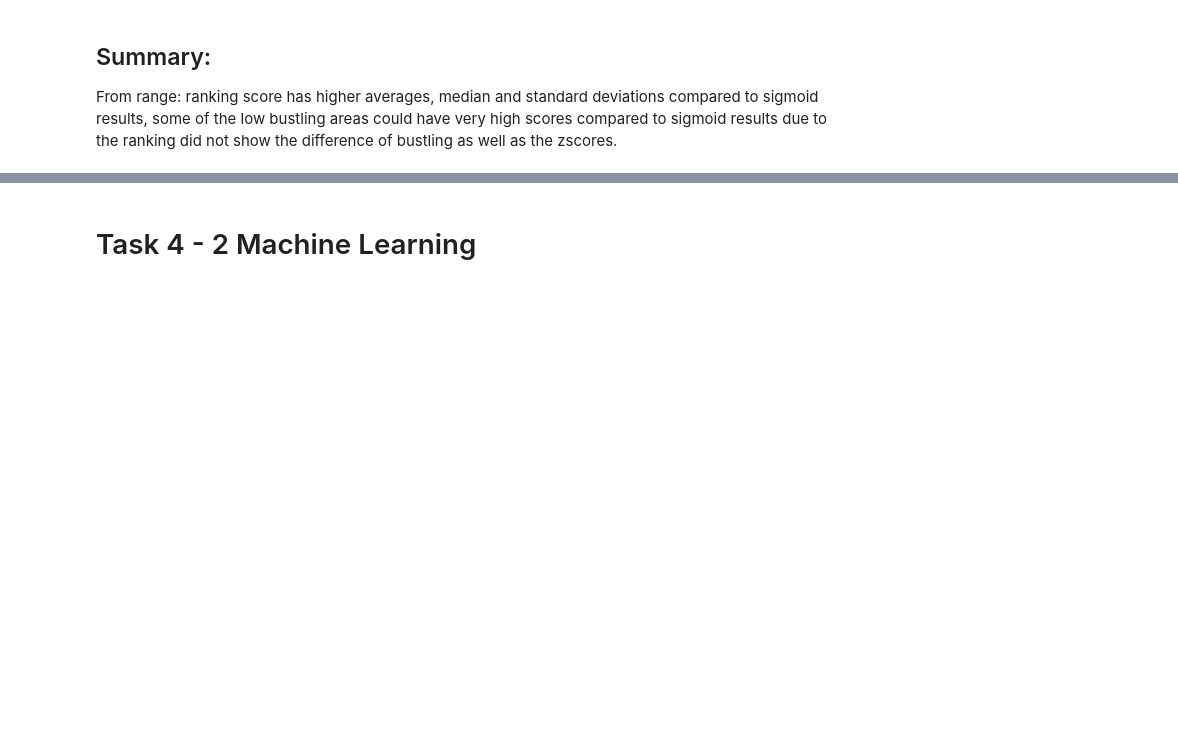
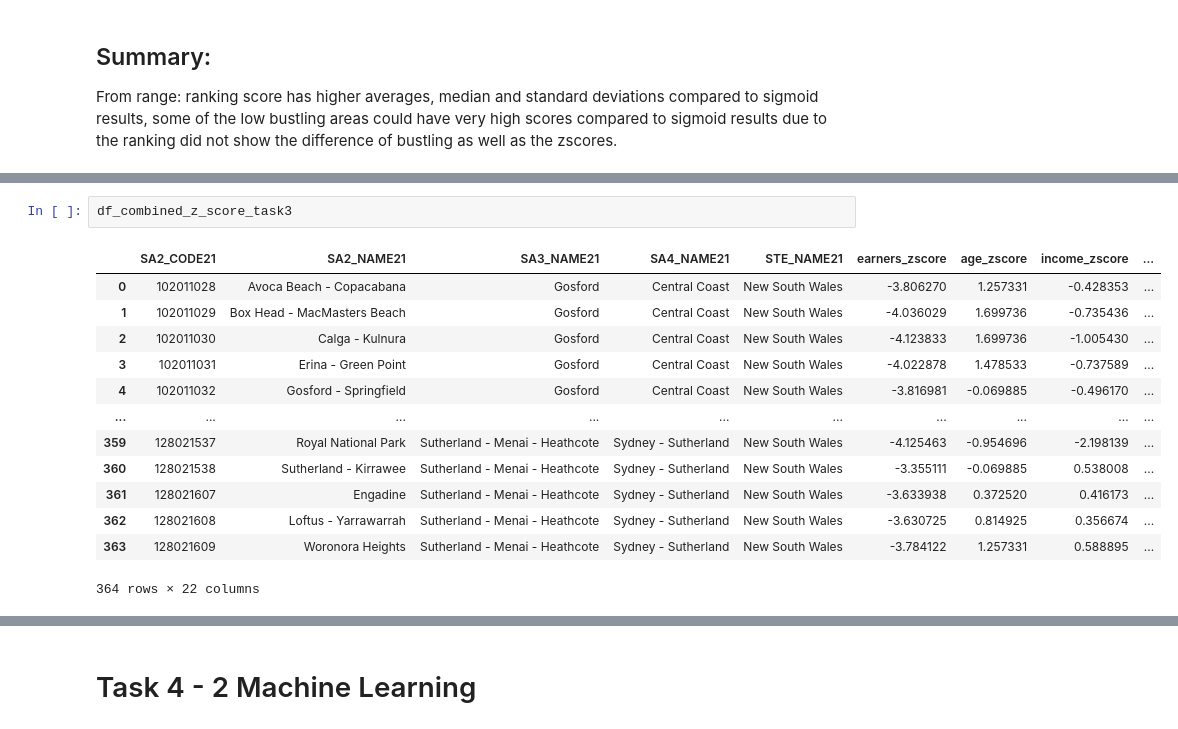
Before and after one commit to MichelangeloNardi/DATA2901--2024S1, a Jupyter notebook: Data Validation_JL.ipynb, the cells around one changed output, grey strips where cells are left out. Drawn from its saved outputs; the diff is of its cells as text; blank space fills up the shorter version.

```diff
--- a/Data Validation_JL.ipynb
+++ b/Data Validation_JL.ipynb
@@ -2353,0 +2412,16 @@ From range: ranking score has higher averages, median and standard deviations co
+# %%
+df_combined_z_score_task3
+# %% [output]
+|  | SA2_CODE21 | SA2_NAME21 | SA3_NAME21 | SA4_NAME21 | STE_NAME21 | earners_zscore | age_zscore | income_zscore | ... |
+| 0 | 102011028 | Avoca Beach - Copacabana | Gosford | Central Coast | New South Wales | -3.806270 | 1.257331 | -0.428353 | ... |
+| 1 | 102011029 | Box Head - MacMasters Beach | Gosford | Central Coast | New South Wales | -4.036029 | 1.699736 | -0.735436 | ... |
+| 2 | 102011030 | Calga - Kulnura | Gosford | Central Coast | New South Wales | -4.123833 | 1.699736 | -1.005430 | ... |
+| 3 | 102011031 | Erina - Green Point | Gosford | Central Coast | New South Wales | -4.022878 | 1.478533 | -0.737589 | ... |
+| 4 | 102011032 | Gosford - Springfield | Gosford | Central Coast | New South Wales | -3.816981 | -0.069885 | -0.496170 | ... |
+| ... | ... | ... | ... | ... | ... | ... | ... | ... | ... |
+| 359 | 128021537 | Royal National Park | Sutherland - Menai - Heathcote | Sydney - Sutherland | New South Wales | -4.125463 | -0.954696 | -2.198139 | ... |
+| 360 | 128021538 | Sutherland - Kirrawee | Sutherland - Menai - Heathcote | Sydney - Sutherland | New South Wales | -3.355111 | -0.069885 | 0.538008 | ... |
+| 361 | 128021607 | Engadine | Sutherland - Menai - Heathcote | Sydney - Sutherland | New South Wales | -3.633938 | 0.372520 | 0.416173 | ... |
+| 362 | 128021608 | Loftus - Yarrawarrah | Sutherland - Menai - Heathcote | Sydney - Sutherland | New South Wales | -3.630725 | 0.814925 | 0.356674 | ... |
+| 363 | 128021609 | Woronora Heights | Sutherland - Menai - Heathcote | Sydney - Sutherland | New South Wales | -3.784122 | 1.257331 | 0.588895 | ... |
+364 rows × 22 columns
```
Also changed, not shown: parts of 35 cells of this notebook, 4 other files.
